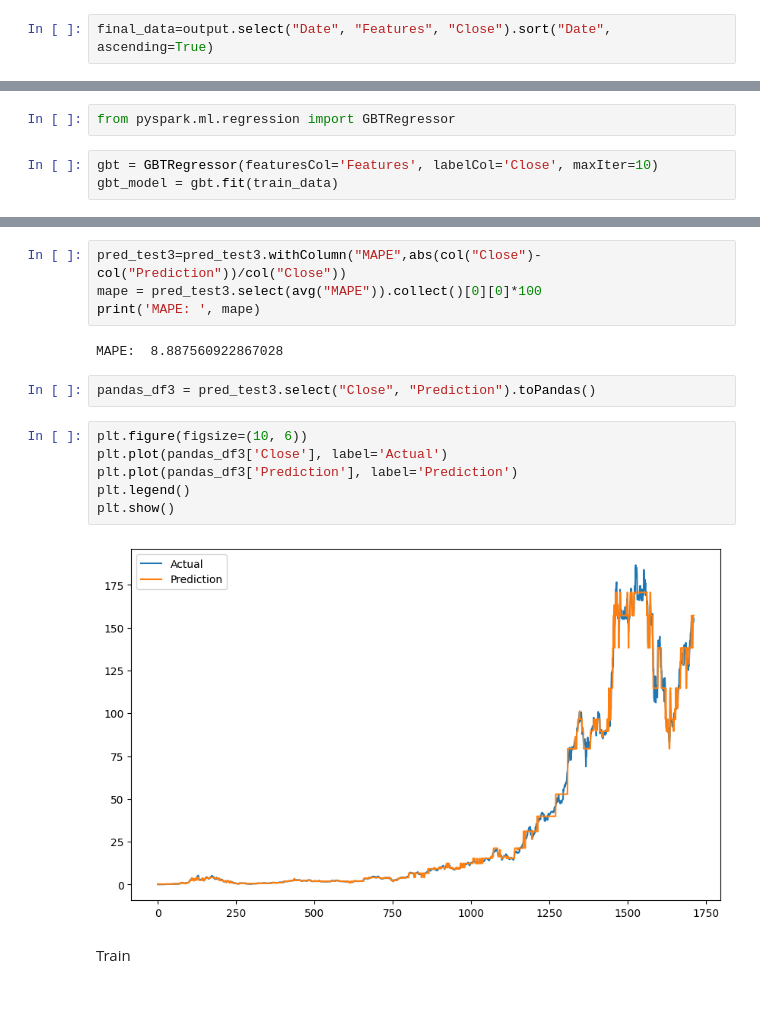
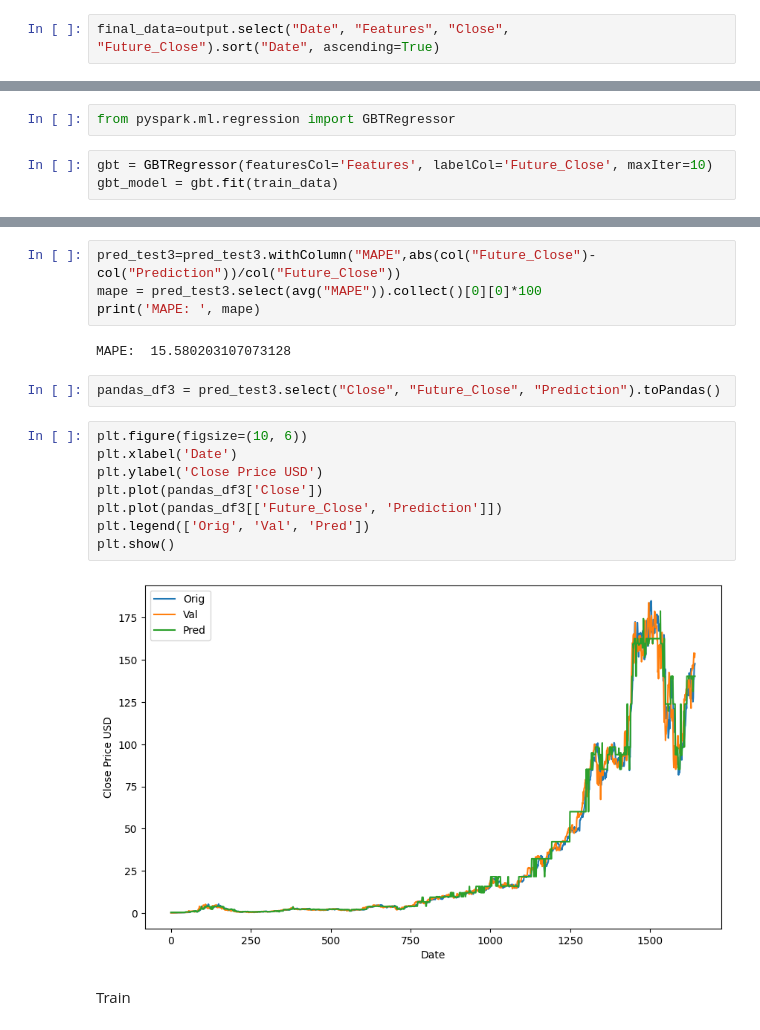
Before and after one commit to NguyenHien071202/IE212-Stock-price-prediction, a Jupyter notebook: stock-model.ipynb, the cells around one changed output, grey strips where cells are left out. Drawn from its saved outputs; the diff is of its cells as text; blank space fills up the shorter version.

```diff
--- a/stock-model.ipynb
+++ b/stock-model.ipynb
@@ -104,5 +163,5 @@ output.columns
 # %%
-final_data=output.select("Date", "Features", "Close").sort("Date", ascending=True)
+final_data=output.select("Date", "Features", "Close", "Future_Close").sort("Date", ascending=True)
 # %%
 final_data.show()
 # %% [output]
@@ -349,7 +412,7 @@ Gradient-Boosted Tree Regression
 # %%
 from pyspark.ml.regression import GBTRegressor
 # %%
-gbt = GBTRegressor(featuresCol='Features', labelCol='Close', maxIter=10)
+gbt = GBTRegressor(featuresCol='Features', labelCol='Future_Close', maxIter=10)
 gbt_model = gbt.fit(train_data)
 # %%
 pred_test3=gbt_model.transform(test_data)
@@ -382,19 +445,21 @@ r2:  0.9972818065844788
 # %%
-pred_test3=pred_test3.withColumn("MAPE",abs(col("Close")-col("Prediction"))/col("Close"))
+pred_test3=pred_test3.withColumn("MAPE",abs(col("Future_Close")-col("Prediction"))/col("Future_Close"))
 mape = pred_test3.select(avg("MAPE")).collect()[0][0]*100
 print('MAPE: ', mape)
 # %% [output]
-MAPE:  8.887560922867028
+MAPE:  15.580203107073128
 # %%
-pandas_df3 = pred_test3.select("Close", "Prediction").toPandas()
+pandas_df3 = pred_test3.select("Close", "Future_Close", "Prediction").toPandas()
 # %%
 plt.figure(figsize=(10, 6))
-plt.plot(pandas_df3['Close'], label='Actual')
-plt.plot(pandas_df3['Prediction'], label='Prediction')
-plt.legend()
+plt.xlabel('Date')
+plt.ylabel('Close Price USD')
+plt.plot(pandas_df3['Close'])
+plt.plot(pandas_df3[['Future_Close', 'Prediction']])
+plt.legend(['Orig', 'Val', 'Pred'])
 plt.show()
 # %% [output]
-[figure, old version]
+[figure, new version]
 # %% [markdown]
 Train
 # %%
```
Also changed, not shown: parts of 51 cells of this notebook, 20 other files.
